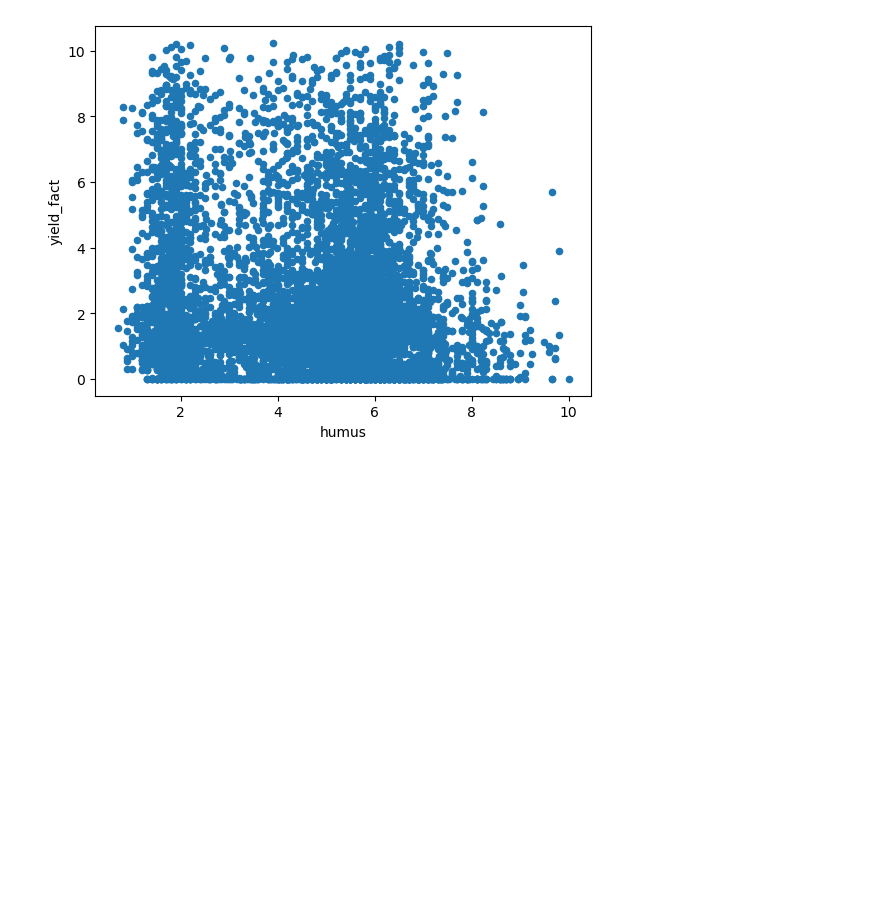
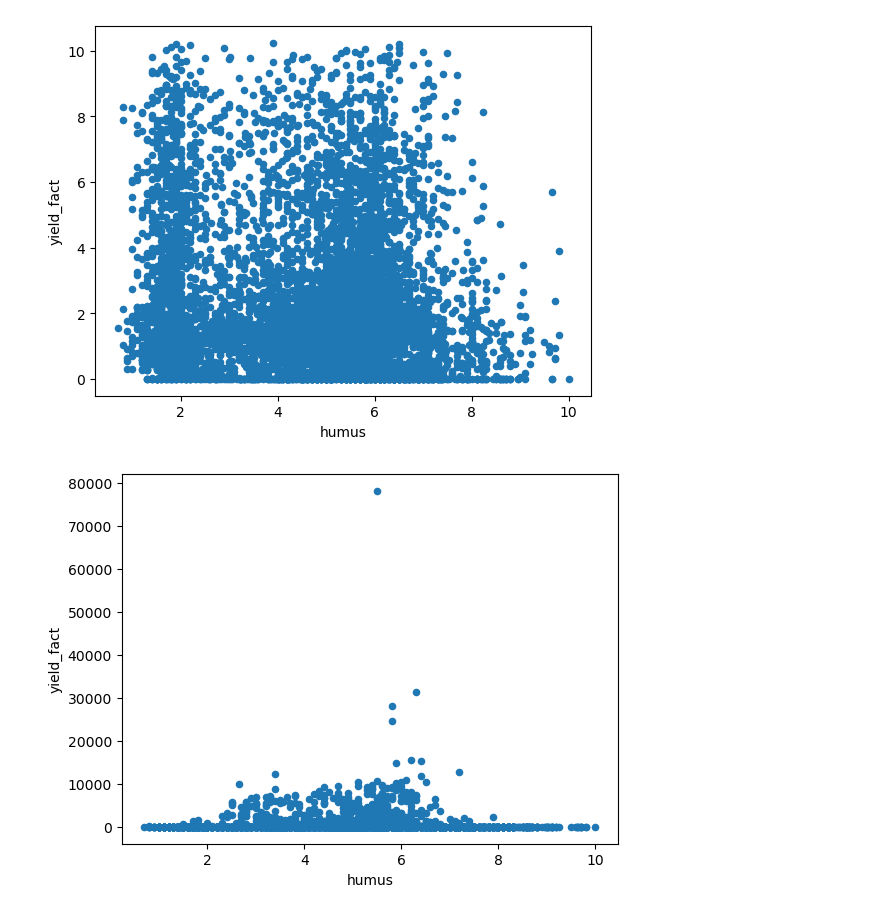
Before and after one commit to VladSunny/DANO_EKONIVA, a Jupyter notebook: notebooks/searchForHypotheses.ipynb, the cells around one changed output. Saved outputs shown, nothing was run; the diff lists cells and outputs as text; code cells hidden in the pictures; blank space fills up the shorter version.

```diff
--- a/notebooks/searchForHypotheses.ipynb
+++ b/notebooks/searchForHypotheses.ipynb
@@ -162,3 +172,9 @@ cleaned_df[['humus', 'yield_fact']].plot(kind='scatter', x='humus', y='yield_fac
 plt.show()
 # %% [output]
 [figure]
+# %%
+df[['humus', 'yield_fact']].plot(kind='scatter', x='humus', y='yield_fact')
+
+plt.show()
+# %% [output]
+[figure, added]
```
Also changed, not shown: parts of 1 cell of this notebook.
